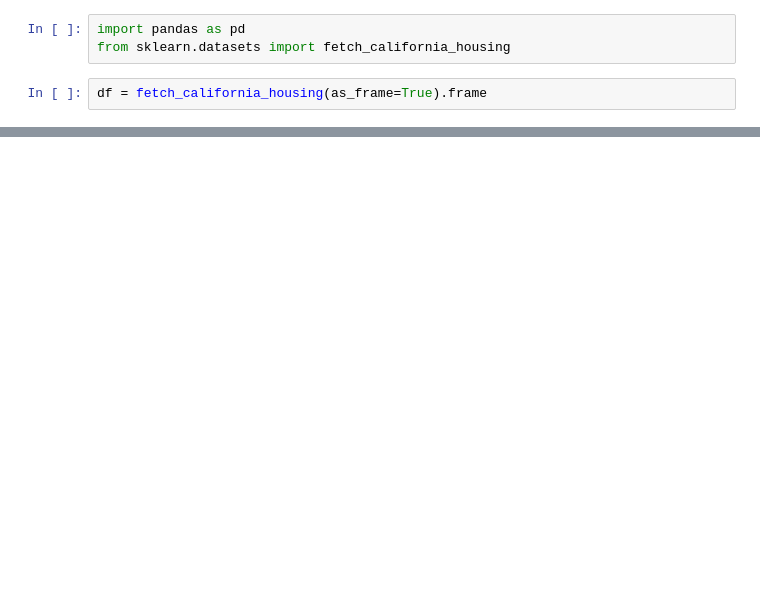
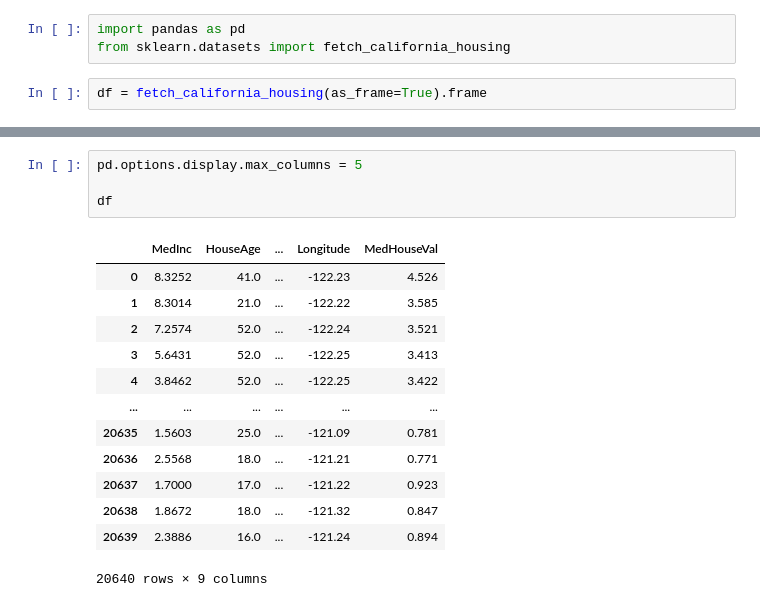
Before and after one commit to TheMysteer/aprendendo, a Jupyter notebook: day_2/01.ipynb, the cells around one changed output, grey strips where cells are left out. Drawn from its saved outputs; the diff is of its cells as text; blank space fills up the shorter version.

```diff
--- a/day_2/01.ipynb
+++ b/day_2/01.ipynb
@@ -5,0 +18,18 @@ df = fetch_california_housing(as_frame=True).frame
+# %%
+pd.options.display.max_columns = 5
+
+df
+# %% [output]
+|  | MedInc | HouseAge | ... | Longitude | MedHouseVal |
+| 0 | 8.3252 | 41.0 | ... | -122.23 | 4.526 |
+| 1 | 8.3014 | 21.0 | ... | -122.22 | 3.585 |
+| 2 | 7.2574 | 52.0 | ... | -122.24 | 3.521 |
+| 3 | 5.6431 | 52.0 | ... | -122.25 | 3.413 |
+| 4 | 3.8462 | 52.0 | ... | -122.25 | 3.422 |
+| ... | ... | ... | ... | ... | ... |
+| 20635 | 1.5603 | 25.0 | ... | -121.09 | 0.781 |
+| 20636 | 2.5568 | 18.0 | ... | -121.21 | 0.771 |
+| 20637 | 1.7000 | 17.0 | ... | -121.22 | 0.923 |
+| 20638 | 1.8672 | 18.0 | ... | -121.32 | 0.847 |
+| 20639 | 2.3886 | 16.0 | ... | -121.24 | 0.894 |
+20640 rows × 9 columns
```
Also changed, not shown: parts of 6 cells of this notebook.
